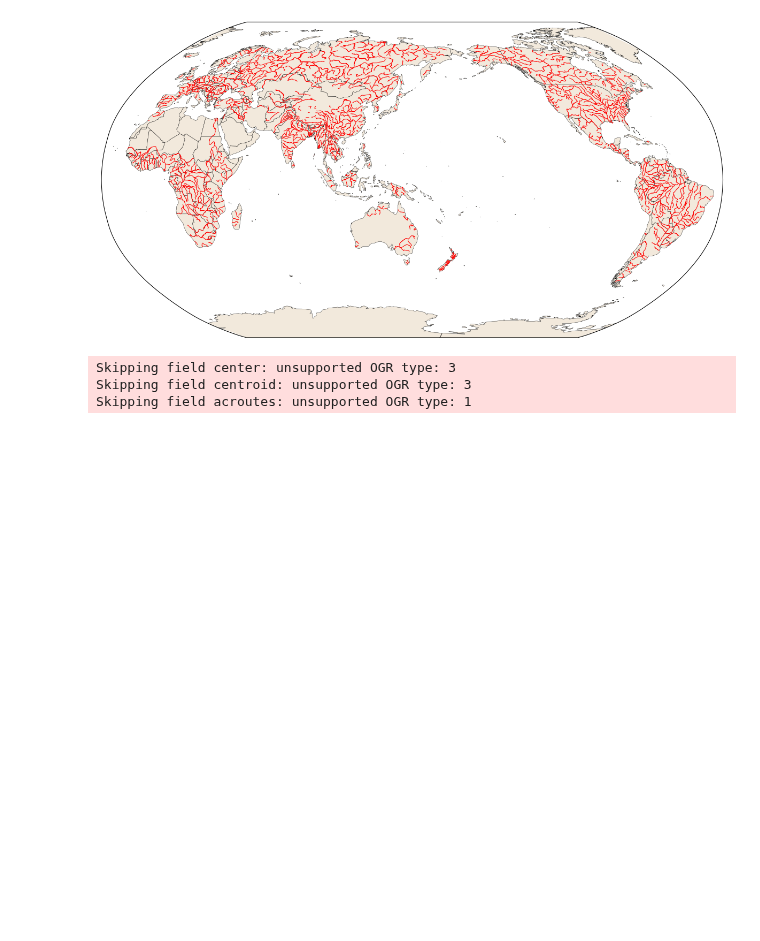
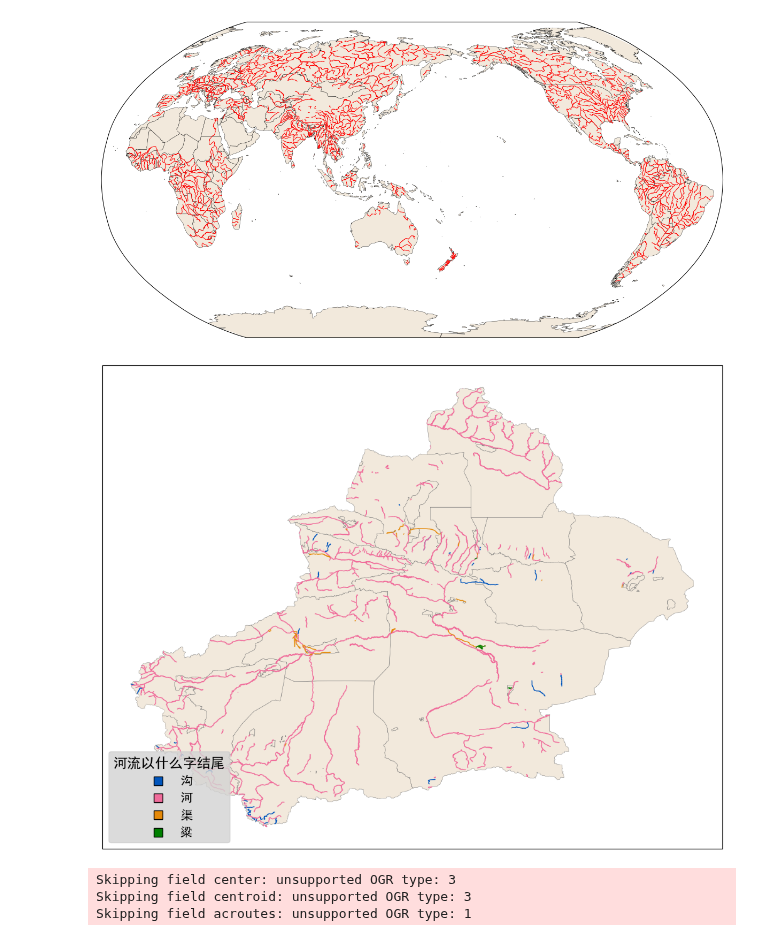
Before and after one commit to gestepoa/pythonmap, a Jupyter notebook: map_natrual.ipynb, the cells around one changed output. Cells and saved outputs as stored; diff of their text form; code cells hidden in the pictures; blank space fills up the shorter version.

```diff
--- a/map_natrual.ipynb
+++ b/map_natrual.ipynb
@@ -163,6 +163,59 @@ plt.savefig('river_all.png', dpi=1200, bbox_inches='tight')
 plt.show()
 # %% [output]
 [figure]
+# %%
+# 新疆的河流
+
+import geopandas as gpd
+import matplotlib.pyplot as plt
+import cartopy.crs as ccrs
+import numpy as np
+from geopy.distance import geodesic
+from matplotlib.lines import Line2D
+
+
+plt.rcParams['font.sans-serif'] = ['SimHei']
+plt.rcParams['axes.unicode_minus'] = False
+
+world = gpd.read_file('./chinamap/新疆维吾尔自治区_市.geojson')
+world = world.to_crs(ccrs.PlateCarree())
+rivers_plugin = gpd.read_file('../shp/xinjiang/新疆维吾尔自治区_水系线数据.shp')
+rivers_plugin = rivers_plugin.to_crs(ccrs.PlateCarree())
+fig, ax = plt.subplots(1, 1, figsize=(15, 10), subplot_kw={'projection': ccrs.Miller(central_longitude=150)})
+world.plot(ax=ax, color='#F2E9DC', edgecolor='dimgray', linewidth=0.3, transform=ccrs.PlateCarree())
+
+# gou = rivers_plugin[rivers_plugin['name'].str[-1] == '沟']
+# he = rivers_plugin[rivers_plugin['name'].str[-1] == '河']
+# qu = rivers_plugin[rivers_plugin['name'].str[-1] == '渠']
+# liang = rivers_plugin[rivers_plugin['name'].str[-1] == '粱']
+
+gou = rivers_plugin[rivers_plugin['name'].str.contains('沟', na=False)]
+he = rivers_plugin[rivers_plugin['name'].str.contains('河', na=False)]
+qu = rivers_plugin[rivers_plugin['name'].str.contains('渠', na=False)]
+liang = rivers_plugin[rivers_plugin['name'].str.contains('粱', na=False)]
+
+
+gou.plot(ax=ax, color="#0055BD", linewidth=1, transform=ccrs.PlateCarree())
+he.plot(ax=ax, color='#F06C9B', linewidth=1, transform=ccrs.PlateCarree())
+qu.plot(ax=ax, color="#E58908", linewidth=1, transform=ccrs.PlateCarree())
+liang.plot(ax=ax, color='green', linewidth=1, transform=ccrs.PlateCarree())
+
+
+# rivers_plugin.plot(ax=ax, color='k', linewidth=0.7, transform=ccrs.PlateCarree())
+legend_elements = [
+    Line2D([0], [0], marker='s', color='k', markerfacecolor='#0055BD', markersize=10, label='沟', linestyle='None'),
+    Line2D([0], [0], marker='s', color='k', markerfacecolor='#F06C9B', markersize=10, label='河', linestyle='None'),
+    Line2D([0], [0], marker='s', color='k', markerfacecolor='#E58908', markersize=10, label='渠', linestyle='None'),
+    Line2D([0], [0], marker='s', color='k', markerfacecolor='green', markersize=10, label='粱', linestyle='None'),
+]
+legend = ax.legend(handles=legend_elements, loc='lower left', title='河流以什么字结尾', title_fontsize=16,prop={'size': 14})
+legend.get_frame().set_facecolor('lightgray')
+
+ax.tick_params(axis='both', which='both', length=0, labelsize=0)
+# plt.savefig('river_all.png', dpi=1200, bbox_inches='tight')
+plt.show()
+# %% [output]
+[figure, added]
 # %%
 # 黄河长江的中线
 import geopandas as gpd
```
Also changed, not shown: 4 other files.
